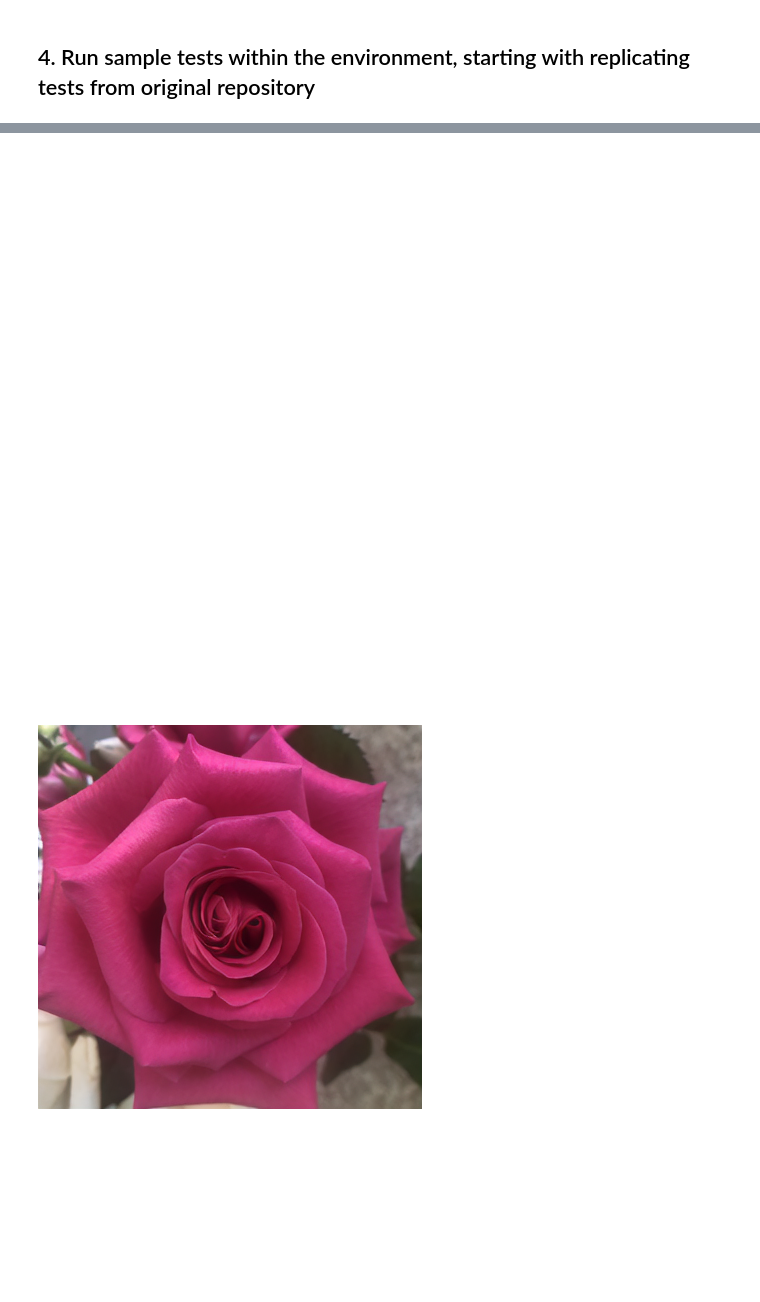
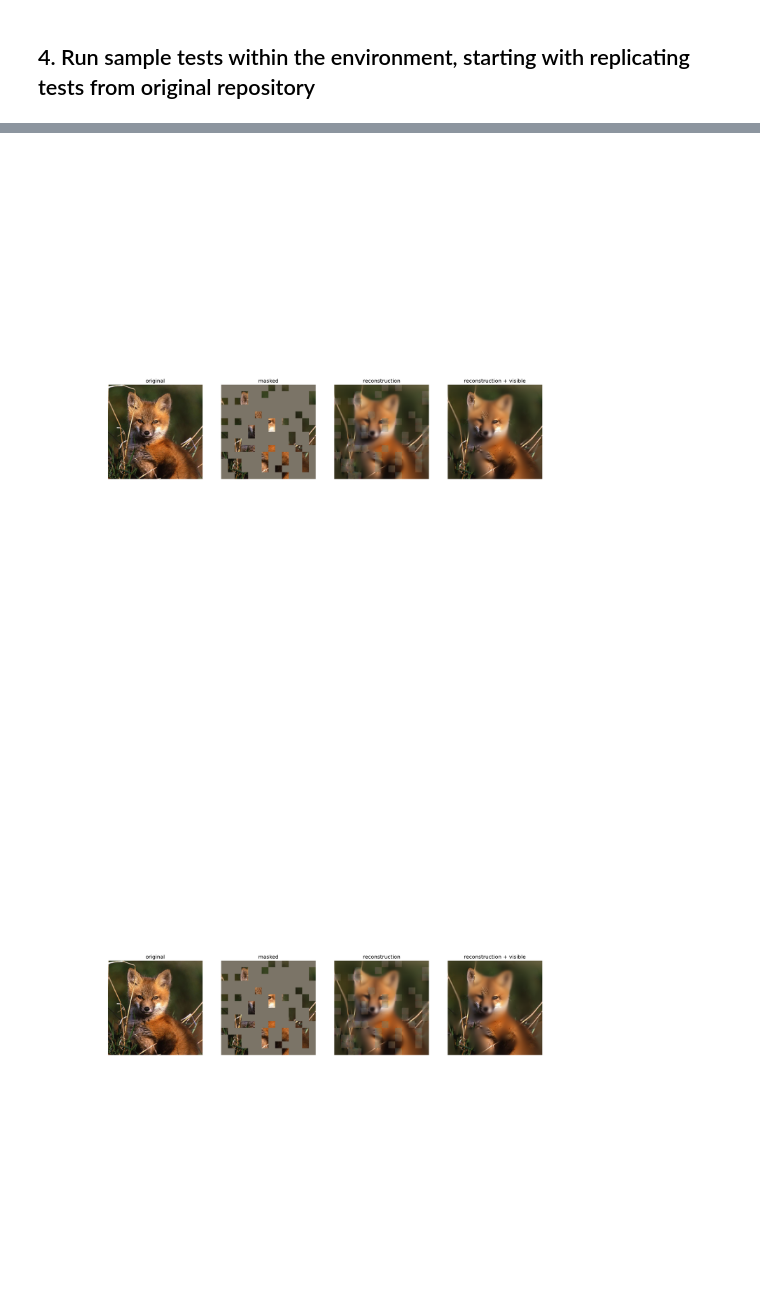
Before and after one commit to taskswithcode/mae, a Jupyter notebook: TWCMAE.ipynb, the cells around one changed output, grey strips where cells are left out. Saved outputs shown, nothing was run; the diff lists cells and outputs as text; code cells hidden in the pictures; blank space fills up the shorter version.

```diff
--- a/TWCMAE.ipynb
+++ b/TWCMAE.ipynb
@@ -57,10 +45,10 @@ Figure(2400x2400)
 # %%
-pil_im = Image.open('test_output_2.png')
+pil_im = Image.open('test_output_1.png')
 display(pil_im)
 # %% [output]
-[figure, old version]
+[figure, new version]
 # %%
-pil_im = Image.open('recons1.png')
+pil_im = Image.open('test_output_1.png')
 display(pil_im)
 # %% [output]
-[figure, old version]
+[figure, new version]
```
Also changed, not shown: parts of 16 cells of this notebook.
